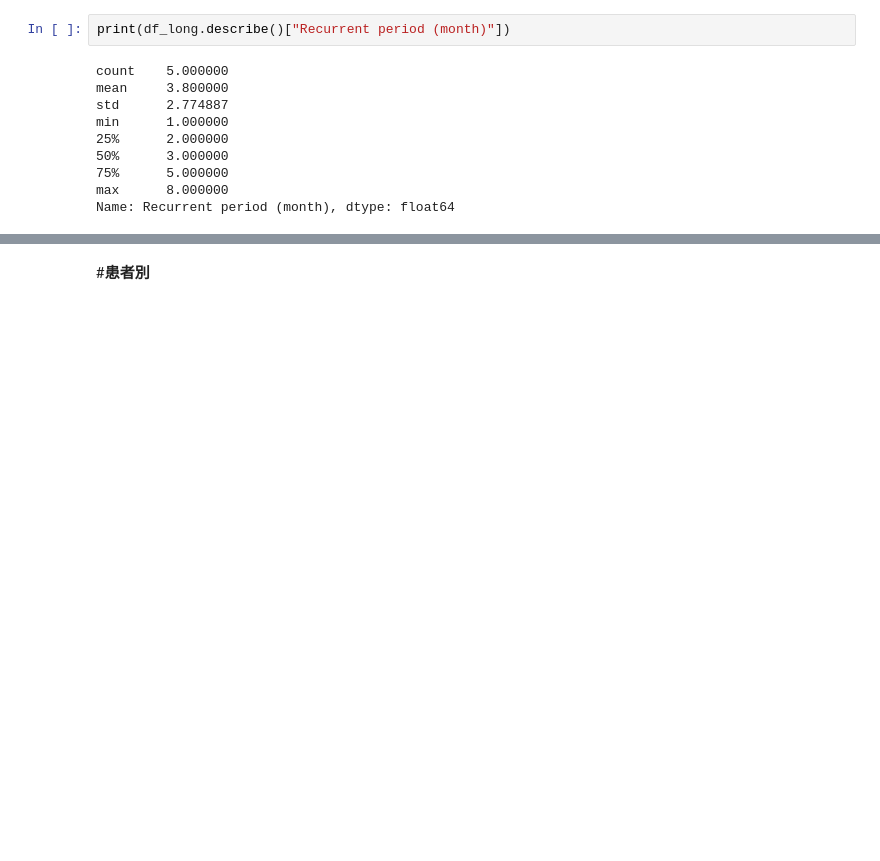
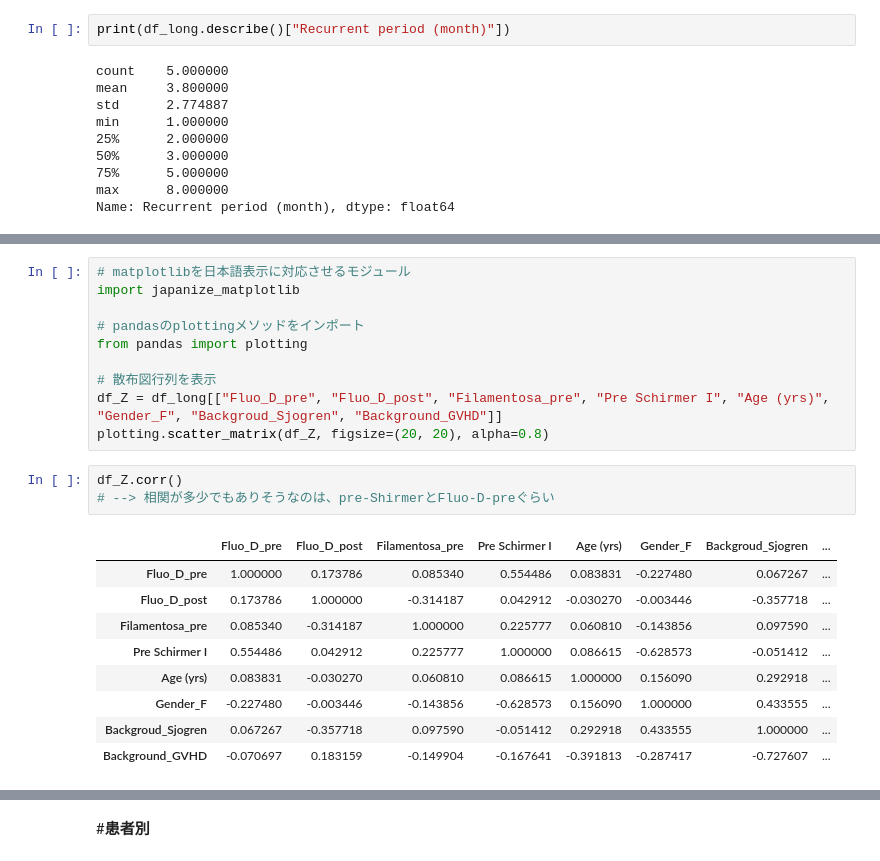
Before and after one commit to ykitaguchi77/statistics_for_articles, a Jupyter notebook: Canalicular_excision.ipynb, the cells around one changed output, grey strips where cells are left out. Drawn from its saved outputs; the diff is of its cells as text; blank space fills up the shorter version.

```diff
--- a/Canalicular_excision.ipynb
+++ b/Canalicular_excision.ipynb
@@ -164,0 +322,23 @@ WilcoxonResult(statistic=4.5, pvalue=0.00031767360182023084)
+# %%
+# matplotlibを日本語表示に対応させるモジュール
+import japanize_matplotlib
+
+# pandasのplottingメソッドをインポート
+from pandas import plotting
+
+# 散布図行列を表示
+df_Z = df_long[["Fluo_D_pre", "Fluo_D_post", "Filamentosa_pre", "Pre Schirmer I", "Age (yrs)", "Gender_F", "Backgroud_Sjogren", "Background_GVHD"]]
+plotting.scatter_matrix(df_Z, figsize=(20, 20), alpha=0.8)
+# %%
+df_Z.corr()
+# --> 相関が多少でもありそうなのは、pre-ShirmerとFluo-D-preぐらい
+# %% [output]
+|  | Fluo_D_pre | Fluo_D_post | Filamentosa_pre | Pre Schirmer I | Age (yrs) | Gender_F | Backgroud_Sjogren | ... |
+| Fluo_D_pre | 1.000000 | 0.173786 | 0.085340 | 0.554486 | 0.083831 | -0.227480 | 0.067267 | ... |
+| Fluo_D_post | 0.173786 | 1.000000 | -0.314187 | 0.042912 | -0.030270 | -0.003446 | -0.357718 | ... |
+| Filamentosa_pre | 0.085340 | -0.314187 | 1.000000 | 0.225777 | 0.060810 | -0.143856 | 0.097590 | ... |
+| Pre Schirmer I | 0.554486 | 0.042912 | 0.225777 | 1.000000 | 0.086615 | -0.628573 | -0.051412 | ... |
+| Age (yrs) | 0.083831 | -0.030270 | 0.060810 | 0.086615 | 1.000000 | 0.156090 | 0.292918 | ... |
+| Gender_F | -0.227480 | -0.003446 | -0.143856 | -0.628573 | 0.156090 | 1.000000 | 0.433555 | ... |
+| Backgroud_Sjogren | 0.067267 | -0.357718 | 0.097590 | -0.051412 | 0.292918 | 0.433555 | 1.000000 | ... |
+| Background_GVHD | -0.070697 | 0.183159 | -0.149904 | -0.167641 | -0.391813 | -0.287417 | -0.727607 | ... |
```
Also changed, not shown: parts of 15 cells of this notebook.
